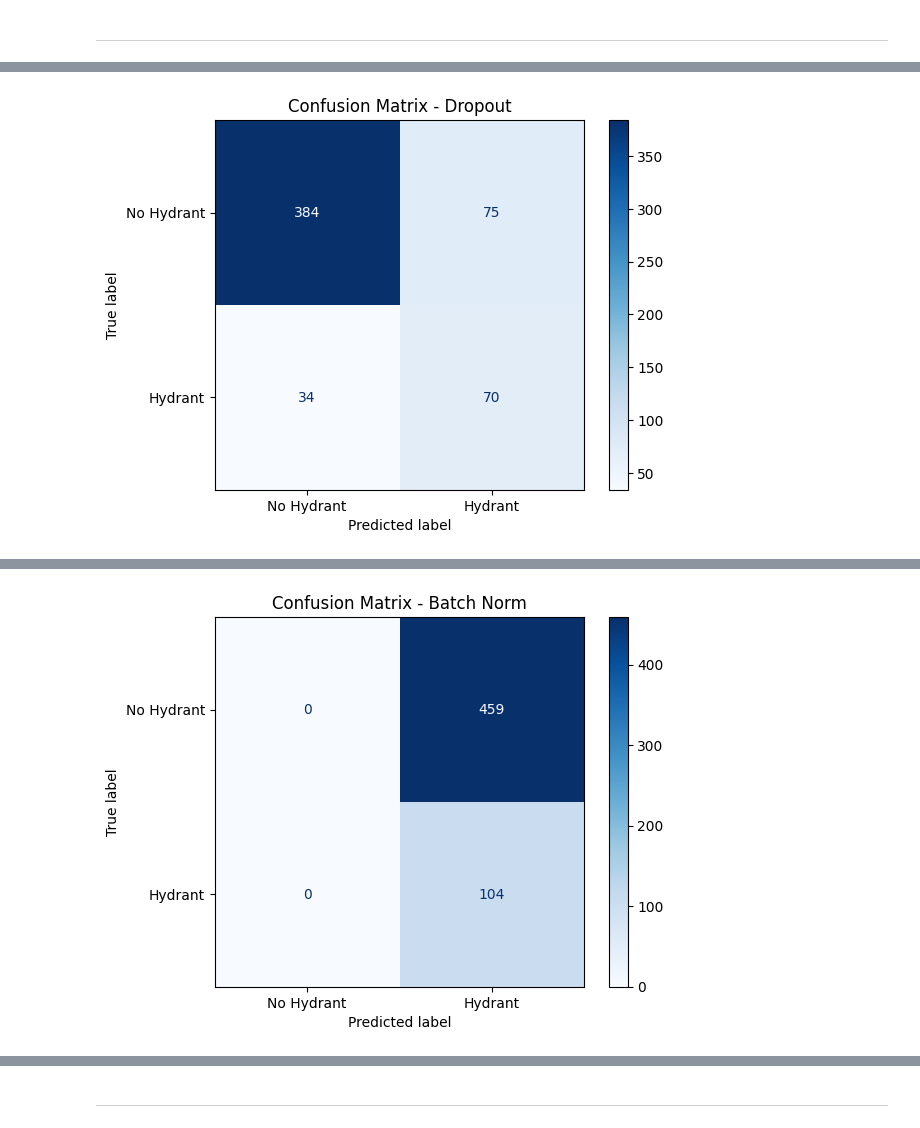
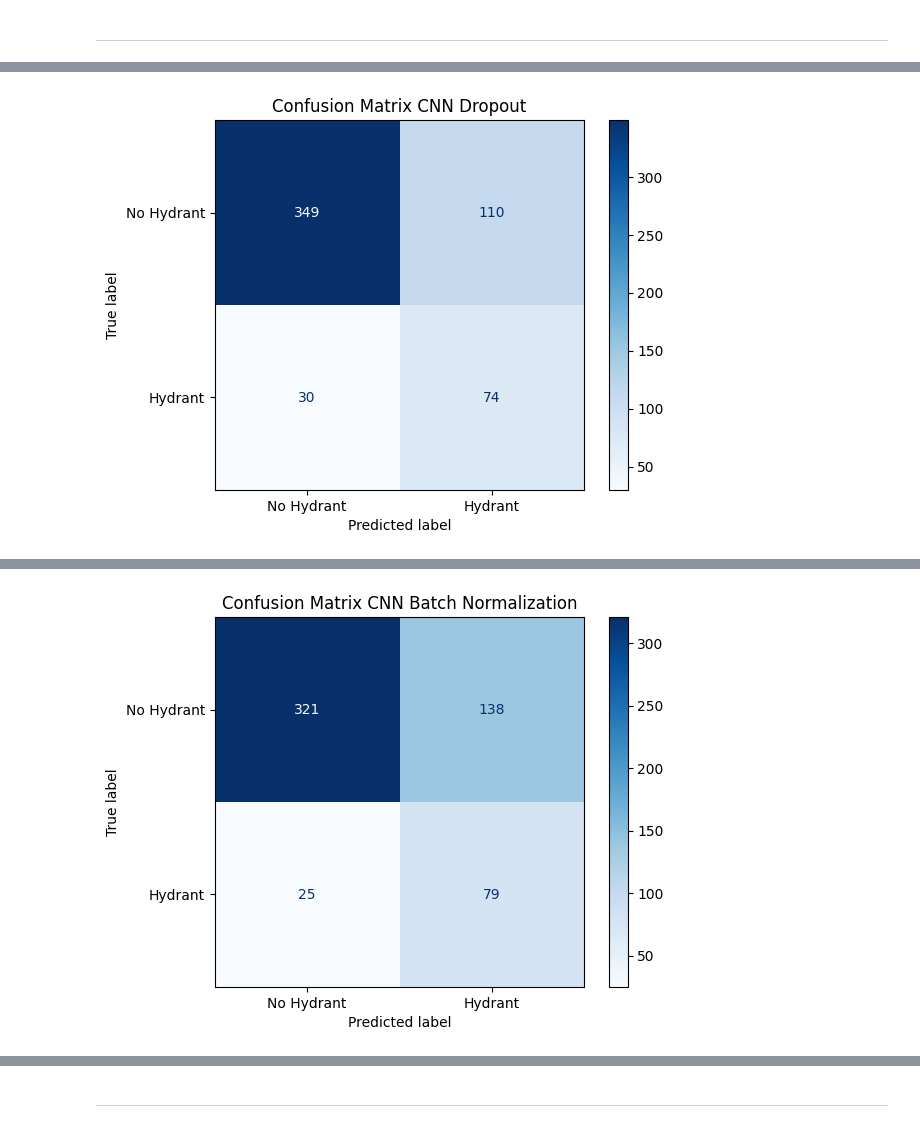
Before and after one commit to marxjoseph/SYSC4415A2, a Jupyter notebook: W2026/Assignments/A2/A2_SYSC4415_W26.ipynb, the cells around one changed output, grey strips where cells are left out. Saved outputs shown, nothing was run; the diff lists cells and outputs as text; code cells hidden in the pictures.

```diff
--- a/W2026/Assignments/A2/A2_SYSC4415_W26.ipynb
+++ b/W2026/Assignments/A2/A2_SYSC4415_W26.ipynb
@@ -361,8 +361,8 @@ Implement each idea separately, train a model with that improvement, and report
 # %%
-# Model 1 - Dropout
-class CNNWithDropout(nn.Module):
+# CNN Dropout
+class CNNDropout(nn.Module):
     def __init__(self):
-        super(CNNWithDropout, self).__init__()
+        super(CNNDropout, self).__init__()
         self.conv1 = nn.Conv2d(3, 32, kernel_size=3, padding=1)
         self.pool = nn.MaxPool2d(kernel_size=2, stride=2)
         self.conv2 = nn.Conv2d(32, 64, kernel_size=3, padding=1)
@@ -380,10 +380,10 @@ class CNNWithDropout(nn.Module):
         x = self.sigmoid(self.fc2(x))
         return x
 
-# Model 2 - Batch Normalization
-class CNNWithBatchNorm(nn.Module):
+# CNN Batch Normalization
+class CNNBatchNorm(nn.Module):
     def __init__(self):
-        super(CNNWithBatchNorm, self).__init__()
+        super(CNNBatchNorm, self).__init__()
         self.conv1 = nn.Conv2d(3, 32, kernel_size=3, padding=1)
         self.bn1 = nn.BatchNorm2d(32)
         self.pool = nn.MaxPool2d(kernel_size=2, stride=2)
@@ -395,17 +395,17 @@ class CNNWithBatchNorm(nn.Module):
         self.sigmoid = nn.Sigmoid()
 
     def forward(self, x):
-        x = self.pool(torch.relu(self.bn1(self.conv1(x))))
-        x = self.pool(torch.relu(self.bn2(self.conv2(x))))
+        x = self.pool(self.bn1(torch.relu(self.conv1(x))))
+        x = self.pool(self.bn2(torch.relu(self.conv2(x))))
         x = self.flatten(x)
         x = torch.relu(self.fc1(x))
         x = self.sigmoid(self.fc2(x))
         return x
 
-# Model 3 - Extra Conv Layer
-class CNNWithExtraLayer(nn.Module):
+# CNN 3 Conv Layer
+class CNNExtraLayer(nn.Module):
     def __init__(self):
-        super(CNNWithExtraLayer, self).__init__()
+        super(CNNExtraLayer, self).__init__()
         self.conv1 = nn.Conv2d(3, 32, kernel_size=3, padding=1)
         self.pool = nn.MaxPool2d(kernel_size=2, stride=2)
         self.conv2 = nn.Conv2d(32, 64, kernel_size=3, padding=1)
@@ -424,15 +424,16 @@ class CNNWithExtraLayer(nn.Module):
         x = self.sigmoid(self.fc2(x))
         return x
 
-
-for model, name in [(CNNWithDropout(), "Dropout"),
-                    (CNNWithBatchNorm(), "Batch Norm"),
-                    (CNNWithExtraLayer(), "Extra Layer")]:
+# Initiate each model
+count = 0;
+models = [CNNDropout(), CNNBatchNorm(), CNNExtraLayer()]
+for model in models:
 
   optimizer = optim.Adam(model.parameters(), lr=0.001)
   loss_fn = nn.BCELoss()
+  model.train()
 
-  # Train
+  # Train model
   for epoch in range(10):
       model.train()
       epoch_loss = 0.0
@@ -444,23 +445,42 @@ for model, name in [(CNNWithDropout(), "Dropout"),
           epoch_loss += loss.item()
       print(f"Epoch {epoch+1}/10, Loss: {epoch_loss/len(train_loader):.4f}")
 
-  # Evaluate
+  # Evaluate model
   model.eval()
-  all_preds, all_labels = [], []
+  all_preds = []
+  all_labels = []
   with torch.no_grad():
       for X, y in valid_loader:
           preds = (model(X) >= 0.5).float()
           all_preds.extend(preds.squeeze().tolist())
           all_labels.extend(y.tolist())
 
-  print(f"\n{name} Results:")
-  print(f"Precision: {precision_score(all_labels, all_preds):.4f}")
-  print(f"Recall:    {recall_score(all_labels, all_preds):.4f}")
-  print(f"F1-Score:  {f1_score(all_labels, all_preds):.4f}")
+  # Print performance metrics
+  if count == 0:
+    print("Model CNN Dropout:")
+  elif count == 1:
+    print("Model CNN Batch Normalization:")
+  elif count == 2:
+    print("Model CNN 3 Conv Layer:")
+  precision = precision_score(all_labels, all_preds)
+  recall = recall_score(all_labels, all_preds)
+  f1 = f1_score(all_labels, all_preds)
+  print(f"\nPrecision: {precision:.4f}")
+  print(f"Recall:    {recall:.4f}")
+  print(f"F1-Score:  {f1:.4f}")
 
+  # Display confusion matrix
   cm = confusion_matrix(all_labels, all_preds)
   disp = ConfusionMatrixDisplay(confusion_matrix=cm, display_labels=['No Hydrant', 'Hydrant'])
   disp.plot(cmap='Blues')
-  plt.title(f"Confusion Matrix - {name}")
+  if count == 0:
+    plt.title(f"Confusion Matrix CNN Dropout")
+  elif count == 1:
+    plt.title(f"Confusion Matrix CNN Batch Normalization")
+  elif count == 2:
+    plt.title(f"Confusion Matrix CNN 3 Conv Layer")
   plt.show()
+
+  # Increment count
+  count += 1;
 # %% [output]
@@ -482 +502 @@ F1-Score:  0.5622
-[figure, old version]
+[figure, new version]
@@ -498 +518 @@ F1-Score:  0.3118
-[figure, old version]
+[figure, new version]
```
Also changed, not shown: parts of 4 cells of this notebook.
